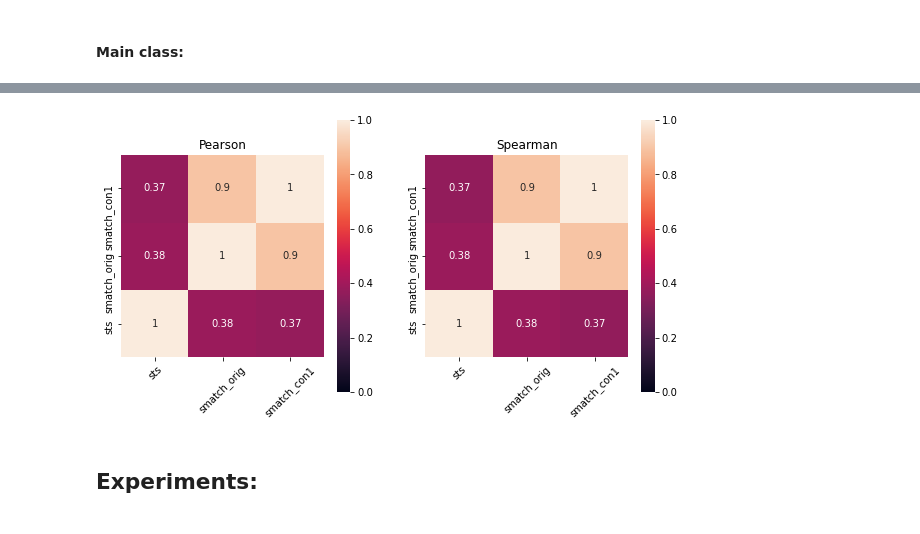
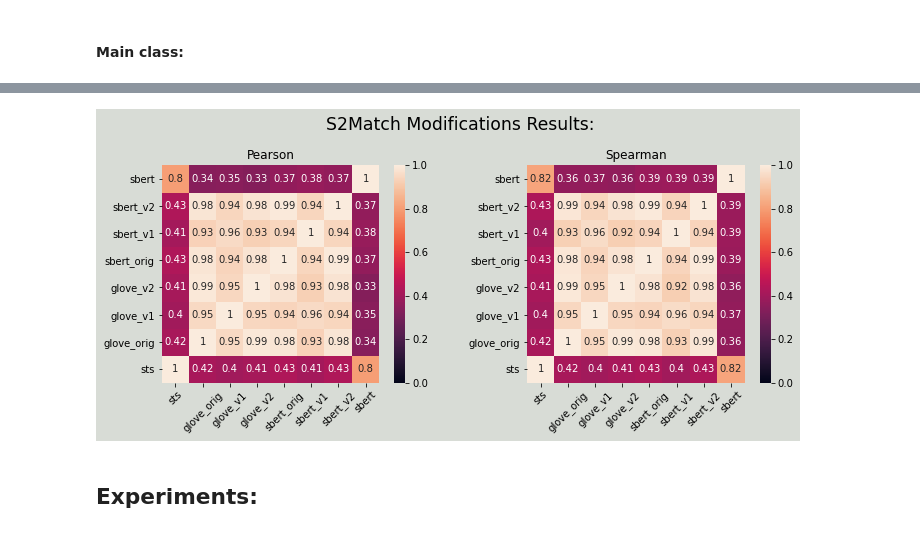
Before and after one commit to denlogv/Extending-semantic-metrics-for-AMR, a Jupyter notebook: main.ipynb, the cells around one changed output, grey strips where cells are left out. Drawn from its saved outputs; the diff is of its cells as text; code cells hidden in the pictures.

Commit message:
Restructed the files a bit, added analysis results for 2 versions of s2match: s2matchdev_glove.py  and s2matchdev_sbert.py

```diff
--- a/main.ipynb
+++ b/main.ipynb
@@ -511,26 +479,0 @@ len(sentences_with_errors)
-# %%
-from IPython.display import display
-
-def get_smatch_scores(path, rounded=False):
-    with open(path) as f:
-        content = f.read().strip().split('\n')
-    scores = []
-    for a, c in enumerate(content):
-        if rounded:
-            score = float(round(float(c.split()[-1])*5))
-        else:
-            score = float(c.split()[-1])*5
-        scores.append(score)
-    return scores
-
-p = Path('.')/'data'/'amr'/'analysis'
-smatch_score_concat_ver1 = get_smatch_scores(p/'STS2016_concat_ver1_results.txt')
-smatch_scores_orig       = get_smatch_scores(p/'STS2016_orig_results.txt')
-
-tsv_df = pd.read_csv(p/'../..'/'STS2016_full_fix.tsv', sep='\t', header=0,
-                    usecols=['sts'], names=['c1', 'c2', 'c3', 'sts'])
-tsv_df['smatch_orig'] = smatch_scores_orig
-tsv_df['smatch_con1'] = smatch_score_concat_ver1
-
-display(tsv_df.head(4))
-#tsv_df.info()
@@ -547,20 +614,30 @@ corrs = [corr_pearson, corr_spearman]
 # %%
+corr_pearson  = tsv_df.corr(method='pearson')
+corr_spearman = tsv_df.corr(method='spearman')
+corrs = [corr_pearson, corr_spearman]
+
 import matplotlib.pyplot as plt
 import seaborn as sns
 
 titles = ['Pearson', 'Spearman']
-fig, axs = plt.subplots(1, 2, figsize=(10,5))
+fig, axs = plt.subplots(1, 2, figsize=(12, 4))
+
+fig.patch.set_facecolor('xkcd:light grey')
+fig.suptitle('S2Match Modifications Results:\n', fontsize='xx-large', y=1.05)
 
 for corr_matrix, title, ax in zip(corrs, titles, axs.flat):
     #plt.figure(figsize=(5,5))
     ax = sns.heatmap(corr_matrix, xticklabels=corr_matrix.columns, vmin=0,
                      yticklabels=corr_matrix.columns, annot=True, square=True,
                      ax=ax)
     ax.invert_yaxis()
     ax.set_xticklabels(ax.get_xticklabels(), rotation=45)
     ax.set_title(title)
+
+fig.savefig(Path('.')/'analysis'/'sts'/'s2match_modification_results.png',
+            format='png', bbox_inches='tight')
 # %% [output]
-[figure, old version]
+[figure, new version]
 # %% [markdown]
 ## Experiments:
 # %% [markdown]
```
Also changed, not shown: parts of 13 cells of this notebook, 27 other files.
